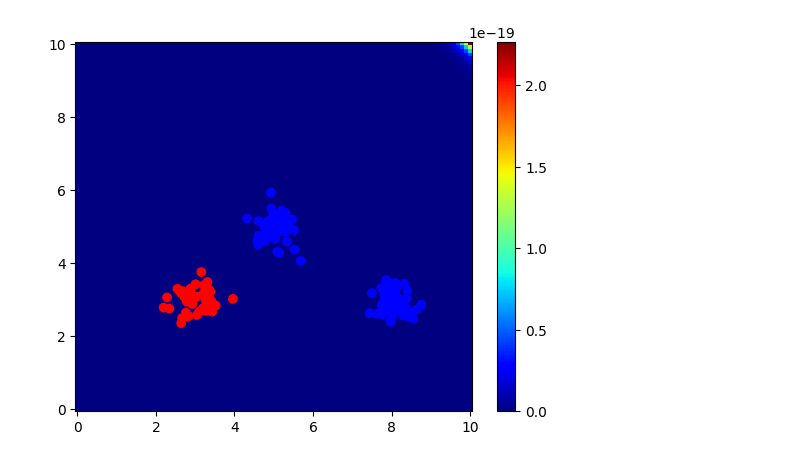
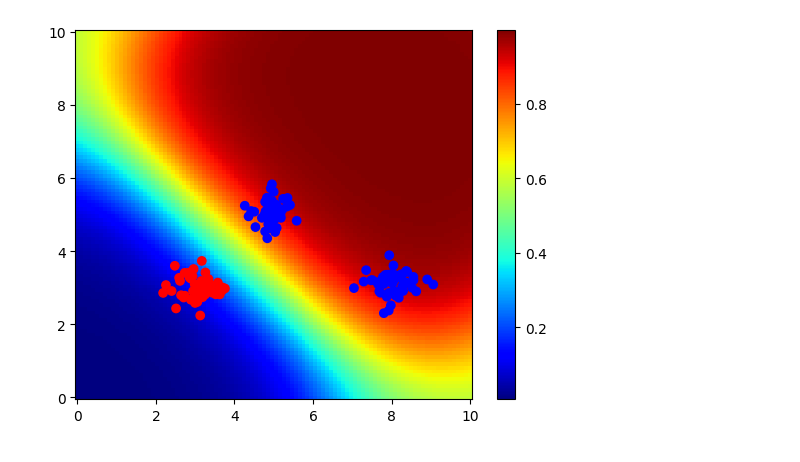
Before and after one commit to SPiCa-P/EE5907, a Jupyter notebook: part4.ipynb, the cells around one changed output. Cells and saved outputs as stored; diff of their text form; code cells hidden in the pictures.

```diff
--- a/part4.ipynb
+++ b/part4.ipynb
@@ -48,19 +48,19 @@ plt.show( )
 # %%
 M = 10
-s = 5
-alpha = 0.51
-iters = 1000
-N = len(X)
+S = 3
+alpha = 10
+iters = 20
+N= len(X)
 # %%
 def sigmoid_basis(x, mu ,s):
     sigmoid = 1 / (1 + np.exp(-(x - mu) / s))
     return sigmoid
 
 def guassian_basis_clf(x1, x2, mu, s):
-    phi = np.exp(- 1 * (((x1-mu) ** 2) + ((x2-mu) ** 2)) / (2 * s ** 2))
+    phi = np.exp(-1 * (((x1 - mu) ** 2) + ((x2 - mu) ** 2)) / (2 * (s ** 2)))
     return phi
 
-def predictive_clf_fitting(x, t, M, s, alpha):
+def predictive_clf_fitting(x, t, M, s, alpha1):
 
     x1 = X[:,0]
     x2 = X[:,1]
@@ -71,34 +71,36 @@ def predictive_clf_fitting(x, t, M, s, alpha):
     R = np.zeros([N,N])
     H = np.zeros([M,M])
 
-
     # higher space
     for m in range(M):
         mu = m / M * 10
         phi[:, m] = np.vectorize(guassian_basis_clf)(x1, x2, mu, s)
 
 
-    # gradient_descent
+    iss0 = (1 / alpha1) * np.identity(M)
+
+    # newton
     for i in range(iters):
 
         for n in range(N):
-            sig[n,:] = sigmoid_basis(np.dot(w_map.T, phi[n,:].T), 0, 1)
+            sig[n,:] = sigmoid_basis((w_map.T @ phi[n,:].T), 0, 1)
 
-        iss0 = (1 / alpha) * np.identity(M)
-        R = sig @ (1 - sig).T
-        H = iss0 + phi.T @ R @ phi
-        # H = phi.T @ R @ phi
+        Rnn = sig * (1 - sig)
+        R = np.identity(N) * Rnn
+        H = iss0 + (phi.T @ R @ phi)
         iH = linalg.solve(H, np.identity(M))
+        # iH = linalg.inv(H)
         deltaE = ((iss0 @ (w_map - 0)) + phi.T @ (sig - t))
         w_map = w_map - ( iH @ deltaE )      #to do
-        # w_map = w_map - ( iH @ phi.T @ (sig - t) )
 
     # ssn
     sig[:,0] = sigmoid_basis(np.dot(w_map.T, phi.T), 0, 1)
-    R_map = sig @ (1 - sig).T
+    Rnn_map = sig * (1 - sig)
+    R_map = np.identity(N) * Rnn_map
     H_map = iss0 + phi.T @ R_map @ phi
     # H_map = phi.T @ R_map @ phi
-    ssn = linalg.solve(H_map, np.identity(M))
+    # ssn = linalg.inv(H_map)
+    ssn = H_map
 
     # final
     return w_map, ssn
@@ -112,10 +114,10 @@ def predictive_clf_testing(x1, x2, M, s):
         phi_new[m,:] = guassian_basis_clf(x1, x2, mu, s)
 
 
-    a_map = np.dot(w_map.T, phi_new)
-    sigma = phi_new.T @ ssn @ phi_new
+    a_map = np.dot(w_map1.T, phi_new)
+    sigma = phi_new.T @ ssn1 @ phi_new
 
-    tmp = a_map / ((1 + (np.pi / 8) * sigma ) ** (0.5))
+    tmp = a_map * ((1 + (np.pi / 8) * sigma ) ** (-0.5))
 
     p_dist = sigmoid_basis(tmp, 0, 1)
 
@@ -123,45 +125,63 @@ def predictive_clf_testing(x1, x2, M, s):
 
 
 nn = 100
 
-[w_map, ssn] = predictive_clf_fitting(X, T, M, s, alpha)
+[w_map1, ssn1] = predictive_clf_fitting(X, T, M, S, alpha)
 
 #testing
-side = np.linspace(0,10,nn)
-Xx,Yy = np.meshgrid(side,side)
+side = np.linspace(0, 10, nn)
+Xx,Yy = np.meshgrid(side, side)
 Xx_c = list(chain(*Xx))
 Yy_c = list(chain(*Yy))
 testing = np.vectorize(predictive_clf_testing)
-Zz = testing(Xx_c, Yy_c, M, s)
+Zz = testing(Xx_c, Yy_c, M, S)
 
 
-phixx = np.zeros([10000,M])
-for m in range(M):
-    mu = m / M * 10
-    phixx[:, m] = np.vectorize(guassian_basis_clf)(Xx_c, Yy_c, mu, s)
 
-
-pp_dist = np.zeros(10000)
-for n in range(10000):
-    tmpp = w_map.T @ phixx[n,:]
-    pp_dist[n] = sigmoid_basis(tmpp, 0, 1)
 
 
 
 
 plt.figure(1)
-cc = plt.pcolormesh(Xx,Yy,Zz.reshape(nn,nn),cmap='jet')
+cc = plt.pcolormesh(Xx, Yy, Zz.reshape(nn,nn), cmap='jet')
 plt.scatter(X[:, 0], X[:, 1], marker = 'o', c = color )
 plt.colorbar(cc)
 
 plt.figure(2)
 cc = plt.pcolormesh(Xx,Yy,pp_dist.reshape(nn,nn),cmap='jet')
 plt.scatter(X[:, 0], X[:, 1], marker = 'o', c = color )
 plt.colorbar(cc)
 
 plt.show()
 
+print("please enter X (comma separated):")
 text = widgets.Text()
 display(text)
+
+def classify(sender):
+
+
+    phi_new = np.zeros([M, 1])
+
+    list = sender.value.split(",")
+    x1 = float(list[0])
+    x2 = float(list[1])
+
+    for m in range(M):
+        mu = m / M * 10
+        phi_new[m, :] = guassian_basis_clf(x1, x2, mu, S)
+    sigma = phi_new.T @ ssn1 @ phi_new
+
+    result = predictive_clf_testing(x1, x2, M, S)
+
+    if (result > 0.5):
+        print("point ["+ sender.value +"] belongs to C2")
+    else:
+        print("point ["+ sender.value +"] belongs to C1")
+
+    print("uncertainty information:"+str(sigma))
+
+
+text.on_submit(classify)
 # %% [output]
-[figure, old version]
+[figure, new version]
```
Also changed, not shown: parts of 2 cells of this notebook, 1 other file.
